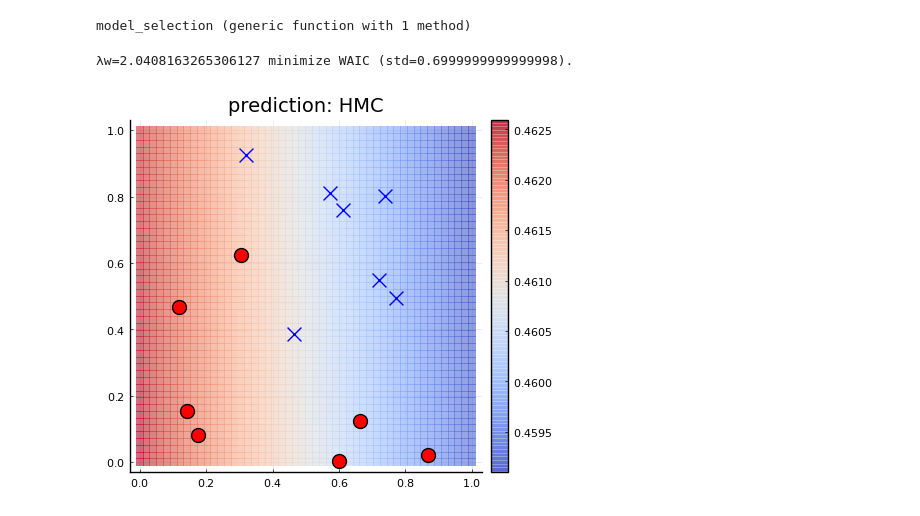
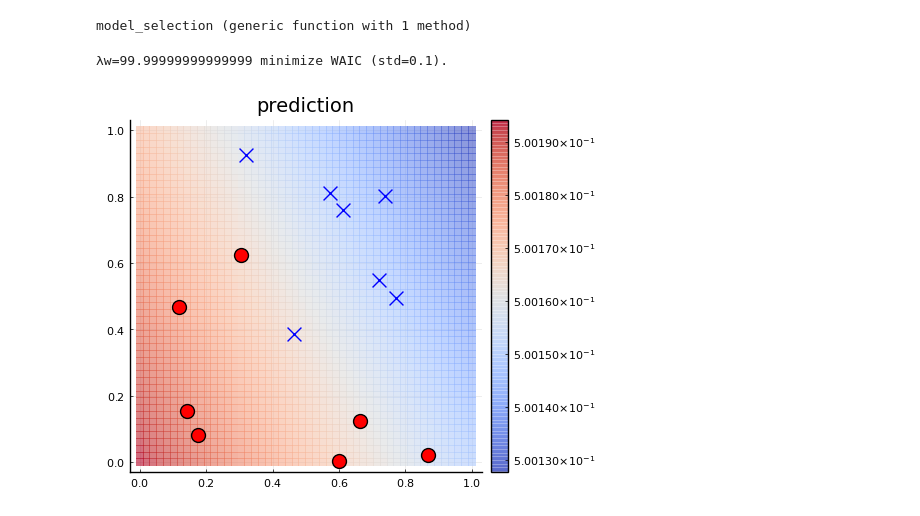
Before and after one commit to kitano-AppMath/my-julia-works, a Jupyter notebook: Stochastic Gradient Langevin Dynamics Method.ipynb, the cells around one changed output. Cells and saved outputs as stored; diff of their text form; code cells hidden in the pictures.

```diff
--- a/Stochastic Gradient Langevin Dynamics Method.ipynb
+++ b/Stochastic Gradient Langevin Dynamics Method.ipynb
@@ -156,7 +156,7 @@ function accept_or_reject(xvec, xvec_old, pvec, pvec_old, H)
 end
 
 #Hamiltonian Monte Carlo
-function mySGLDM(X, Y, wvec₀, λw, n_samps, n_burnin, logpmodel, logpprior, logppost)
+function mySGLDM(X, Y, wvec₀, λw, α, n_samps, n_burnin, logpmodel, logpprior, logppost)
     #initialization
     _, N = size(X)
     d = length(wvec₀)
@@ -179,9 +179,9 @@ function mySGLDM(X, Y, wvec₀, λw, n_samps, n_burnin, logpmodel, logpprior, lo
         y = Y[:,idx]
 
         #update
-        pvec = randn(d)
-        αk = 0.1/k
-        wvec = wvec + αk*(N*∇logpmodel(y,x,wvec) + ∇logpprior(wvec))/2 + √αk*pvec
+        αk = α/k^0.51
+        pvec = sqrt(αk) * randn(d)
+        wvec +=  αk*(N*∇logpmodel(y,x,wvec) + ∇logpprior(wvec))/2 + pvec
         wvec, pvec = accept_or_reject(wvec, wvec_old, pvec, pvec_old, H)
         wsamps[:,k] = wvec
         wvec_old = wvec
@@ -205,11 +205,11 @@ function calc_WAIC(X, Y, wsamps, logpmodel)
 end
 
 #model selection
-function model_selection(X, Y, λws, n_samps, n_burnin, logpmodel, logpprior, logppost)
+function model_selection(X, Y, λws, α, n_samps, n_burnin, logpmodel, logpprior, logppost)
     M = length(λws)
     WAICs = zeros(M)
     for i in 1:M
-        wsamps = mySGLDM(X, Y, wvec₀, λws[i], n_samps, n_burnin, logpmodel, logpprior, logppost)
+        wsamps = mySGLDM(X, Y, wvec₀, λws[i], α, n_samps, n_burnin, logpmodel, logpprior, logppost)
         WAICs[i] = calc_WAIC(X, Y, wsamps, logpmodel)
     end
     return WAICs
@@ -220,35 +220,36 @@ model_selection (generic function with 1 method)
 #initialize the parameters
 Random.seed!(42)
 Dx, N = size(X)
 Dy, N = size(Y)
 D₀ = 5
 W₂, W₃, b₂, b₃ = init_params(Dx, D₀, Dy)
 Ws = stick_params(W₂, W₃, b₂, b₃)
 wvec₀ = Ws[:]
 
 #Neural Network
 Φ(x, wvec) = Φ(x, wvec, Dx, D₀, Dy)
 
 #prior, model, posterior, predictive
 logpmodel(y, x, wvec) = logpmodel(y, x, wvec, Φ)
 pmodel(y,x,wvec) = exp(logpmodel(y,x,wvec))
 logppost(wvec, λw) = logppost(wvec, λw, Φ, X, Y, N)
 ppred(x, wsamps) = ppred(x, wsamps, pmodel)
 
 #hyperparamter
+α = 0.01
 n_samps = 5000
 n_burnin = div(n_samps,10)
 λws = 1 ./ collect(0.1:0.1:1).^2
-WAICs = model_selection(X, Y, λws, n_samps, n_burnin, logpmodel, logpprior, logppost)
+WAICs = model_selection(X, Y, λws, α, n_samps, n_burnin, logpmodel, logpprior, logppost)
 λw = λws[argmin(WAICs)]
 println("λw=$(λw) minimize WAIC (std=$(1/sqrt(λw))).")
 
 #Stochastic gradient Langevin dynamics method
-wsamps = mySGLDM(X, Y, wvec₀, λw, n_samps, n_burnin, logpmodel, logpprior, logppost)
+wsamps = mySGLDM(X, Y, wvec₀, λw, α, n_samps, n_burnin, logpmodel, logpprior, logppost)
 
 #plot the result
-fig2 = plot_prob_1(X, Y, x->ppred(x, wsamps), "prediction: HMC")
+fig2 = plot_prob_1(X, Y, x->ppred(x, wsamps), "prediction")
 savefig(fig2, "figs-SGLDM/fig2.png")
 # %% [output]
-λw=2.0408163265306127 minimize WAIC (std=0.6999999999999998).
+λw=99.99999999999999 minimize WAIC (std=0.1).
-[figure, old version]
+[figure, new version]
```
